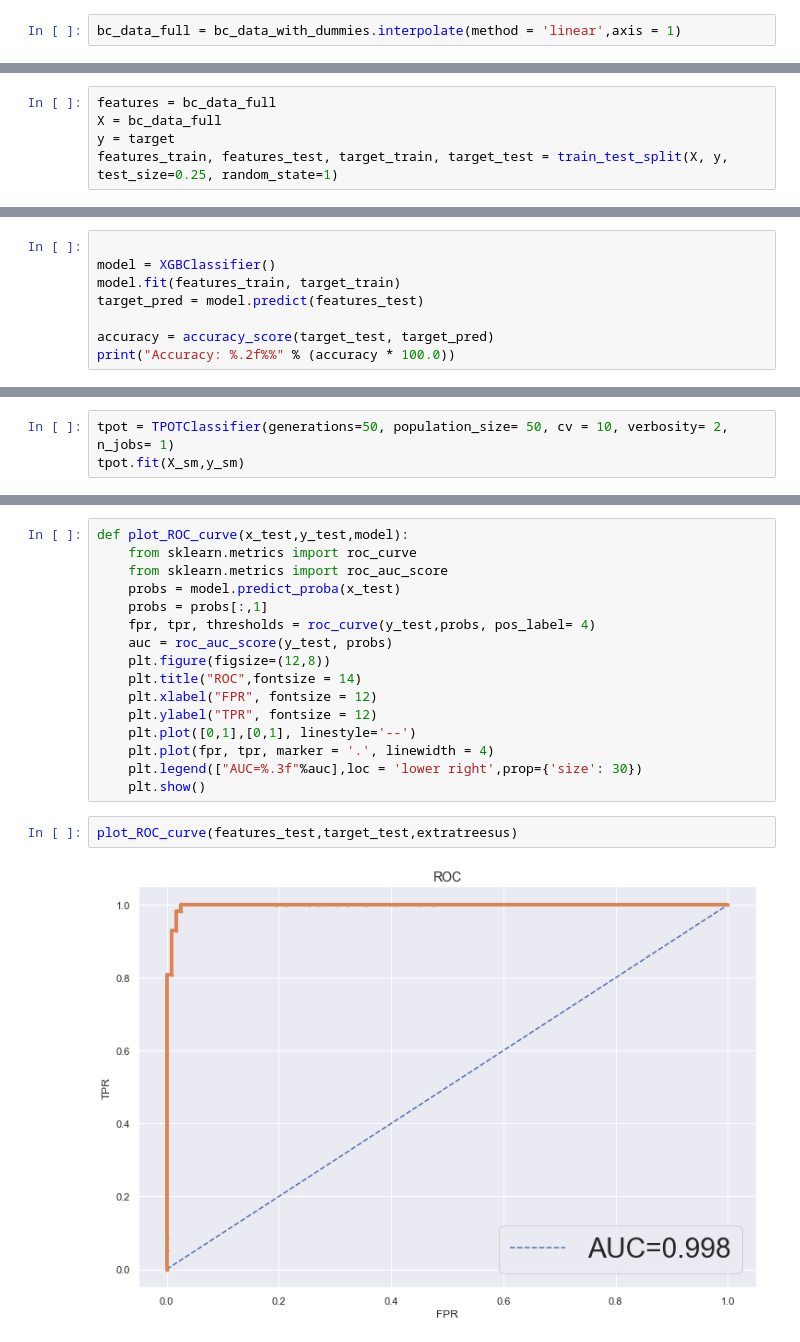
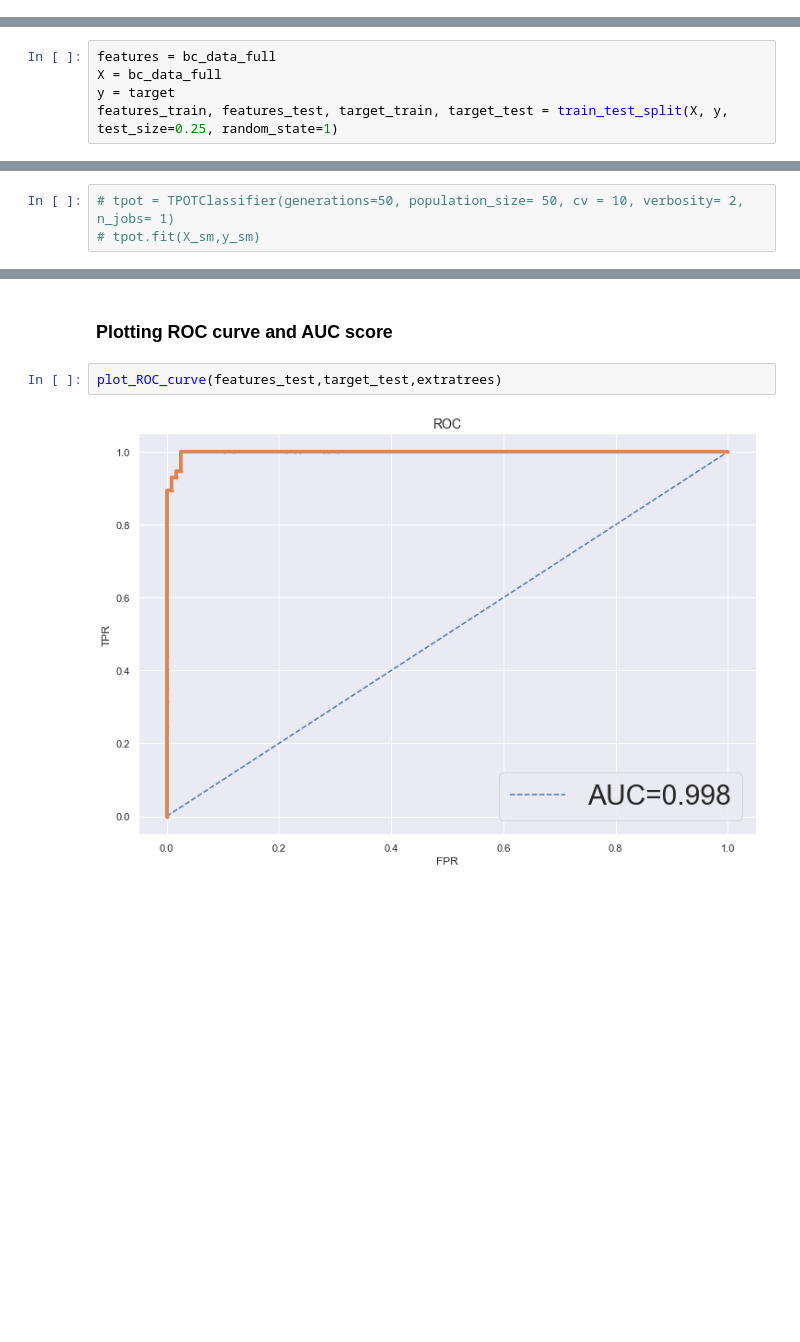
Before and after one commit to harrisonmiller13/ML-Breast-Cancer-Classification, a Jupyter notebook: FNA BC Classification.ipynb, the cells around one changed output, grey strips where cells are left out. Saved outputs shown, nothing was run; the diff lists cells and outputs as text; blank space fills up the shorter version.

```diff
--- a/FNA BC Classification.ipynb
+++ b/FNA BC Classification.ipynb
@@ -147,3 +34 @@ bc_data_with_dummies.drop(['id_number.1','Diagnosis_B','Diagnosis_M'], axis = 1,
-# %%
-bc_data_full = bc_data_with_dummies.interpolate(method = 'linear',axis = 1)
 # %% [markdown]
@@ -158,8 +40,0 @@ features_train, features_test, target_train, target_test = train_test_split(X, y
-# %%
-
-model = XGBClassifier()
-model.fit(features_train, target_train)
-target_pred = model.predict(features_test)
-
-accuracy = accuracy_score(target_test, target_pred)
-print("Accuracy: %.2f%%" % (accuracy * 100.0))
@@ -305,3 +54,3 @@ TypeError: cannot unpack non-iterable ClusterCentroids object
 # %%
-tpot = TPOTClassifier(generations=50, population_size= 50, cv = 10, verbosity= 2, n_jobs= 1)
-tpot.fit(X_sm,y_sm)
+# tpot = TPOTClassifier(generations=50, population_size= 50, cv = 10, verbosity= 2, n_jobs= 1)
+# tpot.fit(X_sm,y_sm)
@@ -436,20 +95,6 @@ plot_feature_importances(extratreesus)
-# %%
-def plot_ROC_curve(x_test,y_test,model):
-    from sklearn.metrics import roc_curve
-    from sklearn.metrics import roc_auc_score
-    probs = model.predict_proba(x_test)
-    probs = probs[:,1]
-    fpr, tpr, thresholds = roc_curve(y_test,probs, pos_label= 4)
-    auc = roc_auc_score(y_test, probs)
-    plt.figure(figsize=(12,8))
-    plt.title("ROC",fontsize = 14)
-    plt.xlabel("FPR", fontsize = 12)
-    plt.ylabel("TPR", fontsize = 12)
-    plt.plot([0,1],[0,1], linestyle='--')
-    plt.plot(fpr, tpr, marker = '.', linewidth = 4)
-    plt.legend(["AUC=%.3f"%auc],loc = 'lower right',prop={'size': 30})
-    plt.show()
+# %% [markdown]
+### Plotting ROC curve and AUC score
 # %%
-plot_ROC_curve(features_test,target_test,extratreesus)
+plot_ROC_curve(features_test,target_test,extratrees)
 # %% [output]
-[figure, old version]
+[figure, new version]
```
Also changed, not shown: parts of 79 cells of this notebook, 4 other files.
